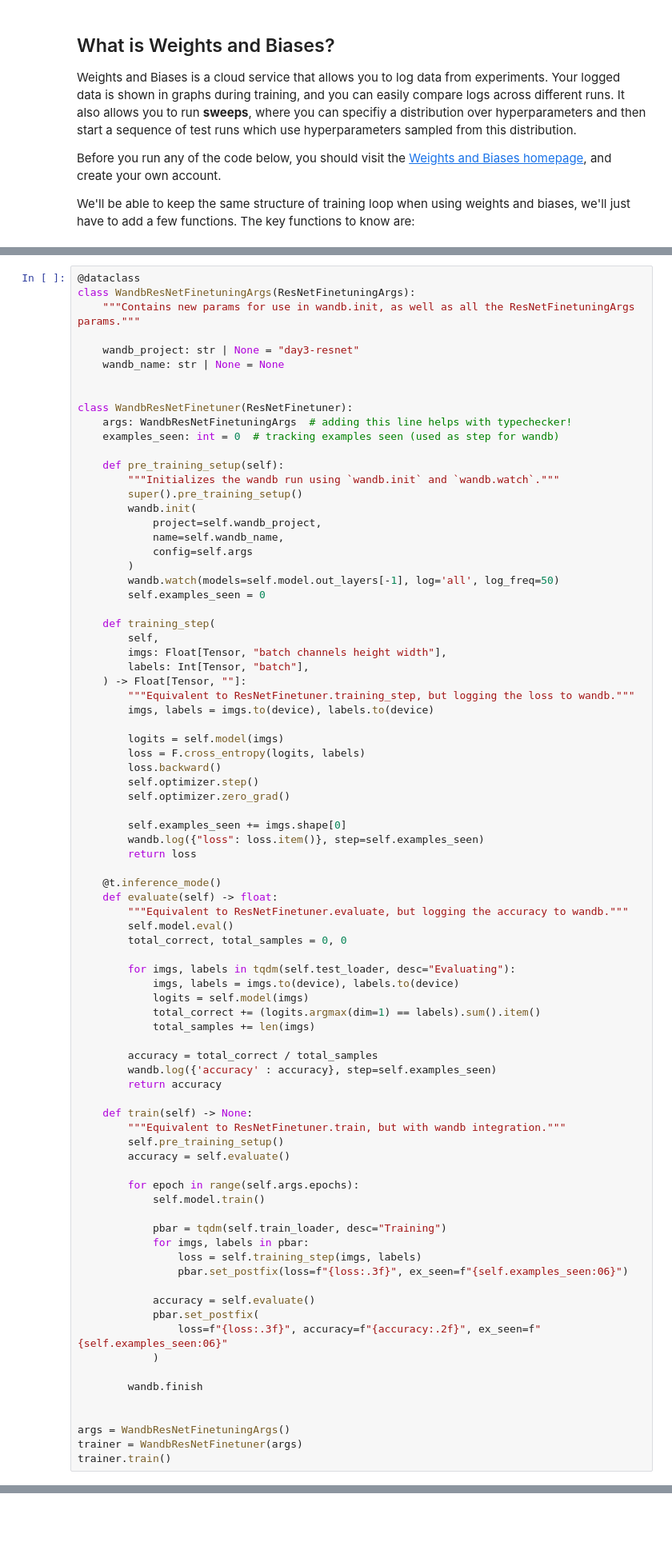
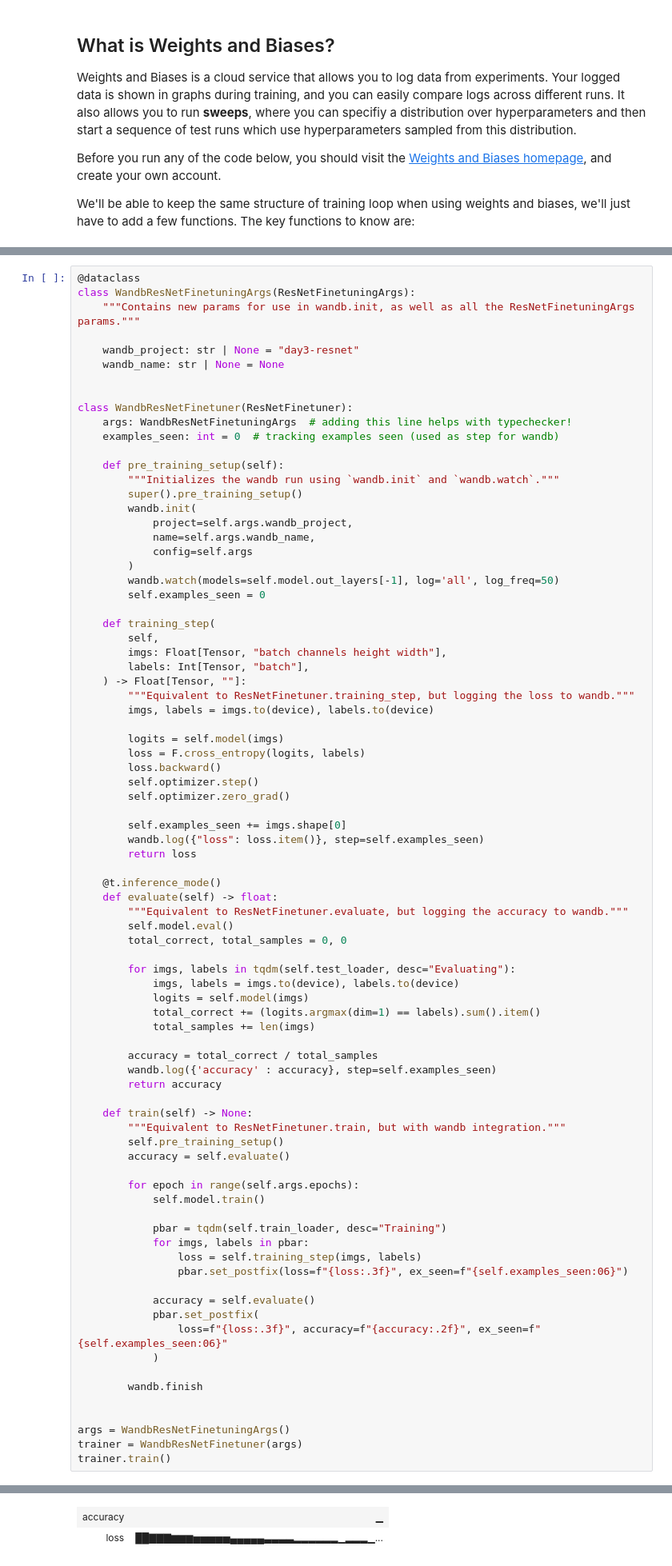
Before and after one commit to annabel-ma/workingthrougharena, a Jupyter notebook: chapter0_fundamentals/exercises/part3_optimization/0.3_Optimization_exercises.ipynb, the cells around one changed output, grey strips where cells are left out. Shown at 80% size. Saved outputs shown, nothing was run; the diff lists cells and outputs as text; blank space fills up the shorter version.

```diff
--- a/chapter0_fundamentals/exercises/part3_optimization/0.3_Optimization_exercises.ipynb
+++ b/chapter0_fundamentals/exercises/part3_optimization/0.3_Optimization_exercises.ipynb
@@ -1699,8 +1701,8 @@ class WandbResNetFinetuner(ResNetFinetuner):
         """Initializes the wandb run using `wandb.init` and `wandb.watch`."""
         super().pre_training_setup()
         wandb.init(
-            project=self.wandb_project,
-            name=self.wandb_name,
+            project=self.args.wandb_project,
+            name=self.args.wandb_name,
             config=self.args
         )
         wandb.watch(models=self.model.out_layers[-1], log='all', log_freq=50)
@@ -1768,0 +1773,2 @@ AttributeError: 'WandbResNetFinetuner' object has no attribute 'wandb_project'
+| accuracy | ▁ |
+| loss | ██▇▇▇▆▆▆▅▅▅▅▅▄▄▄▄▄▃▃▃▃▂▂▂▂▂▂▁▂▂▂▁... |
```
Also changed, not shown: parts of 2 cells of this notebook.
